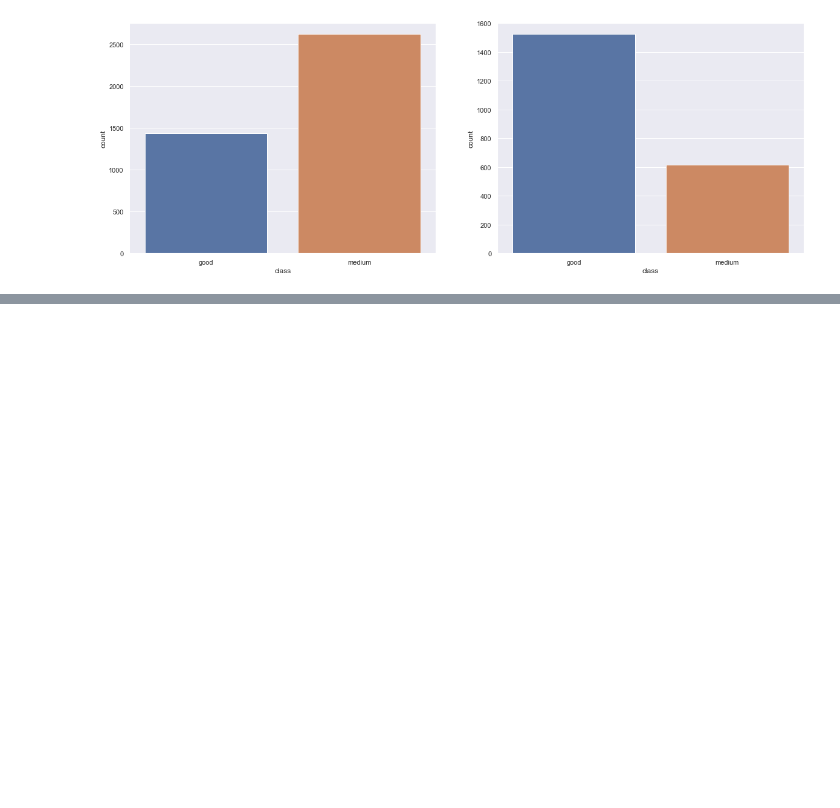
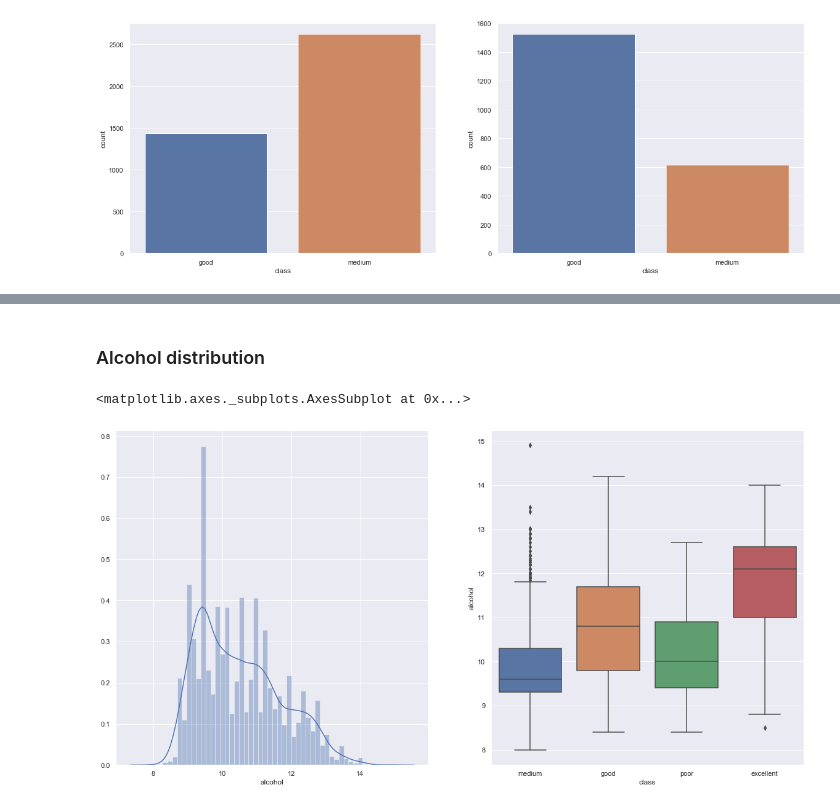
Before and after one commit to asbird/Data_analysis, a Jupyter notebook: wine/Untitled.ipynb, the cells around one changed output, grey strips where cells are left out. Saved outputs shown, nothing was run; the diff lists cells and outputs as text; code cells hidden in the pictures; blank space fills up the shorter version.

```diff
--- a/wine/Untitled.ipynb
+++ b/wine/Untitled.ipynb
@@ -172,0 +178,9 @@ dtype: int64
+# %% [markdown]
+### Alcohol distribution
+# %%
+f, axes = plt.subplots(1, 2, figsize=(20, 10))
+sns.distplot(df_train['alcohol'], bins=50, kde=True, ax=axes[0])
+sns.boxplot('class', 'alcohol', data=df_train, ax=axes[1])
+# %% [output]
+<matplotlib.axes._subplots.AxesSubplot at 0x...>
+[figure, added]
```
Also changed, not shown: parts of 28 cells of this notebook.
